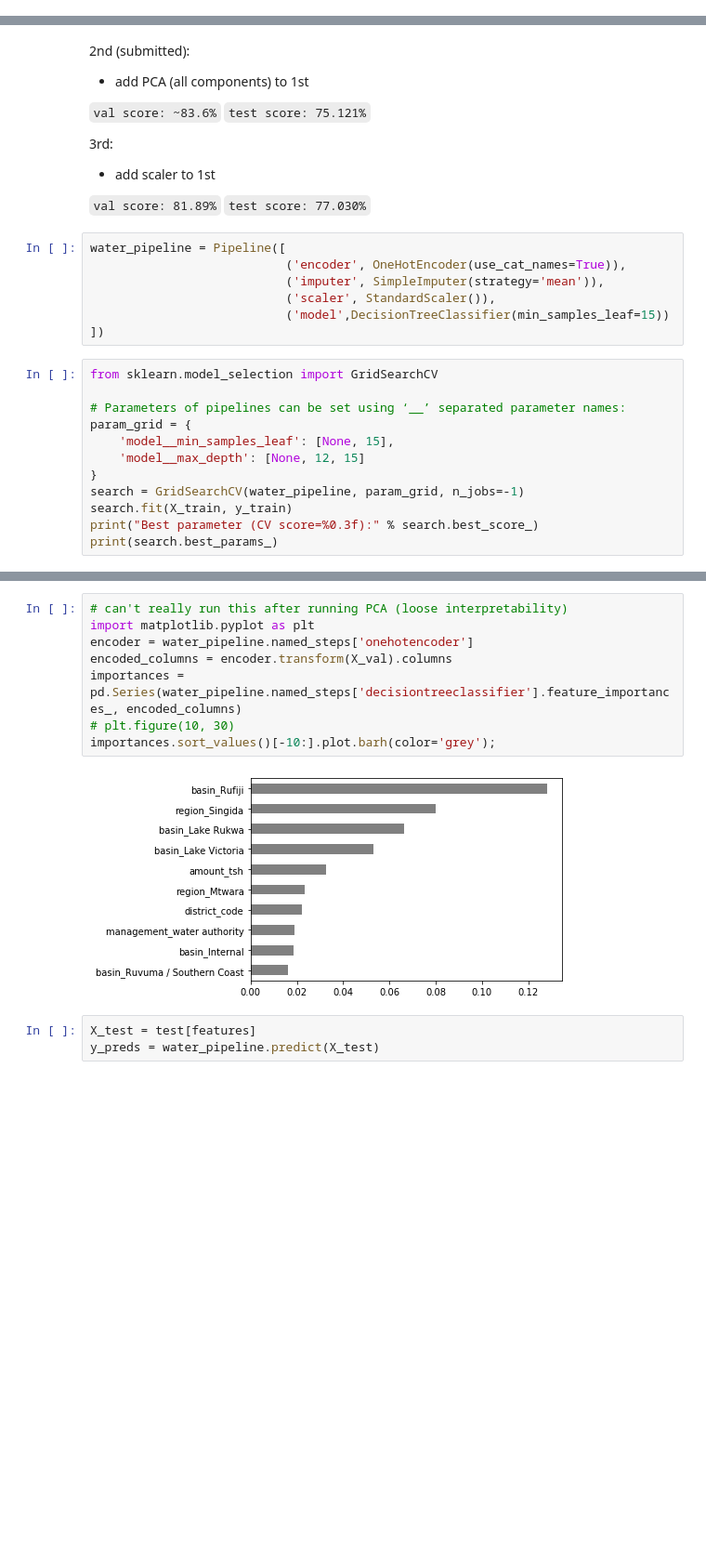
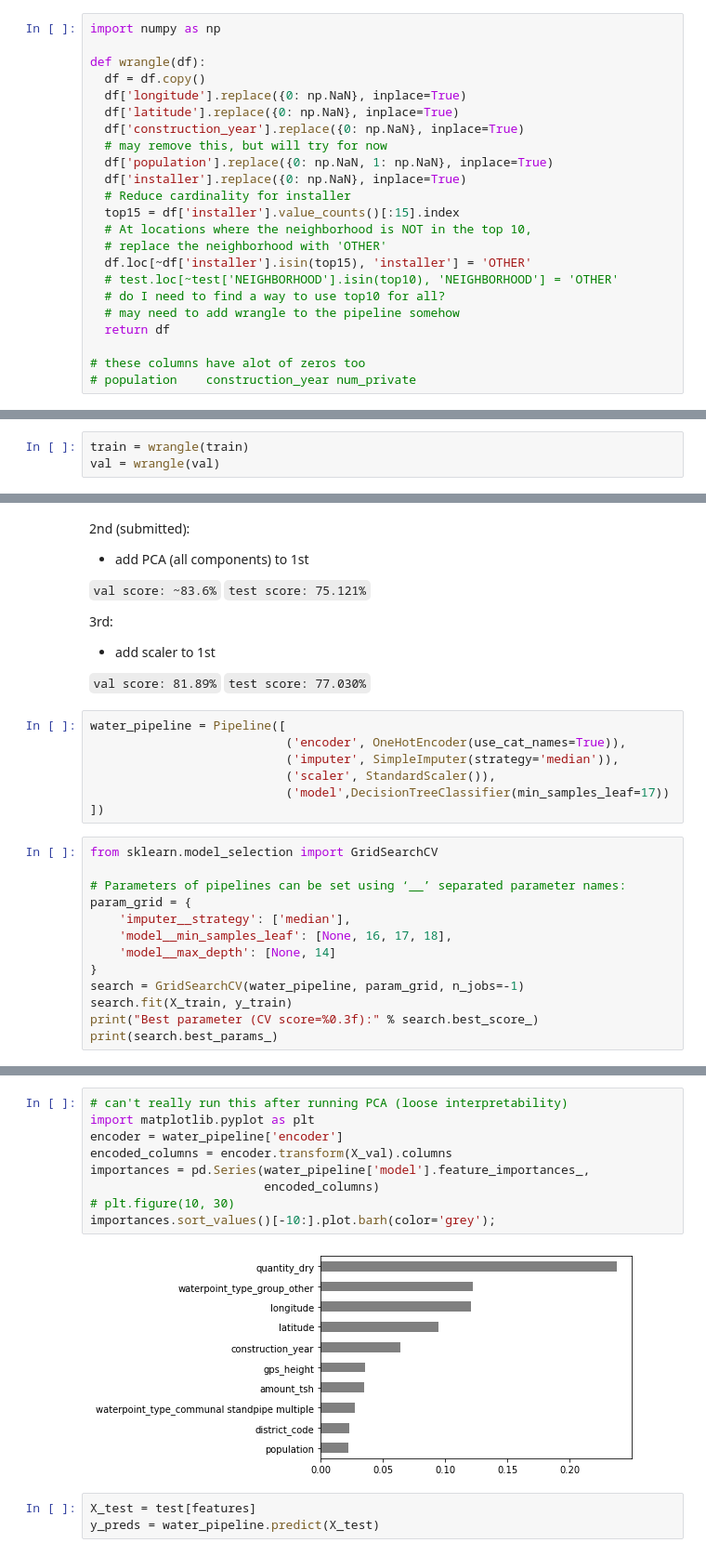
Before and after one commit to bendevera/DS-Unit-2-Kaggle-Challenge, a Jupyter notebook: module1-decision-trees/LS_DS_221_assignment.ipynb, the cells around one changed output, grey strips where cells are left out. Shown: that part at 93% size. Saved outputs shown, nothing was run; the diff lists cells and outputs as text; blank space fills up the shorter version.

```diff
--- a/module1-decision-trees/LS_DS_221_assignment.ipynb
+++ b/module1-decision-trees/LS_DS_221_assignment.ipynb
@@ -100,3 +100,26 @@ sample_submission = pd.read_csv(DATA_PATH+'waterpumps/sample_submission.csv')
 train.shape, test.shape
 # %% [output]
 ((59400, 41), (14358, 40))
+# %%
+import numpy as np
+
+def wrangle(df):
+  df = df.copy()
+  df['longitude'].replace({0: np.NaN}, inplace=True)
+  df['latitude'].replace({0: np.NaN}, inplace=True)
+  df['construction_year'].replace({0: np.NaN}, inplace=True)
+  # may remove this, but will try for now
+  df['population'].replace({0: np.NaN, 1: np.NaN}, inplace=True)
+  df['installer'].replace({0: np.NaN}, inplace=True)
+  # Reduce cardinality for installer
+  top15 = df['installer'].value_counts()[:15].index
+  # At locations where the neighborhood is NOT in the top 10,
+  # replace the neighborhood with 'OTHER'
+  df.loc[~df['installer'].isin(top15), 'installer'] = 'OTHER'
+  # test.loc[~test['NEIGHBORHOOD'].isin(top10), 'NEIGHBORHOOD'] = 'OTHER'
+  # do I need to find a way to use top10 for all?
+  # may need to add wrangle to the pipeline somehow
+  return df
+
+# these columns have alot of zeros too
+# population	construction_year num_private
@@ -106,6 +145,9 @@ train, val = train_test_split(train)
 train.shape, val.shape
 # %% [output]
 ((44550, 41), (14850, 41))
+# %%
+train = wrangle(train)
+val = wrangle(val)
 # %%
 # starting with mode baseline, what is the mode of target
 train['status_group'].value_counts()
@@ -204,17 +246,18 @@ y_val = train[target]
 # %%
 water_pipeline = Pipeline([
                            ('encoder', OneHotEncoder(use_cat_names=True)),
-                           ('imputer', SimpleImputer(strategy='mean')),
+                           ('imputer', SimpleImputer(strategy='median')),
                            ('scaler', StandardScaler()),
-                           ('model',DecisionTreeClassifier(min_samples_leaf=15))
+                           ('model',DecisionTreeClassifier(min_samples_leaf=17))
 ])
 # %%
 from sklearn.model_selection import GridSearchCV
 
 # Parameters of pipelines can be set using ‘__’ separated parameter names:
 param_grid = {
-    'model__min_samples_leaf': [None, 15],
-    'model__max_depth': [None, 12, 15]
+    'imputer__strategy': ['median'],
+    'model__min_samples_leaf': [None, 16, 17, 18],
+    'model__max_depth': [None, 14]
 }
 search = GridSearchCV(water_pipeline, param_grid, n_jobs=-1)
 search.fit(X_train, y_train)
@@ -250,13 +293,14 @@ water_pipeline.score(X_val, y_val)
 # %%
 # can't really run this after running PCA (loose interpretability)
 import matplotlib.pyplot as plt
-encoder = water_pipeline.named_steps['onehotencoder']
+encoder = water_pipeline['encoder']
 encoded_columns = encoder.transform(X_val).columns
-importances = pd.Series(water_pipeline.named_steps['decisiontreeclassifier'].feature_importances_, encoded_columns)
+importances = pd.Series(water_pipeline['model'].feature_importances_,
+                        encoded_columns)
 # plt.figure(10, 30)
 importances.sort_values()[-10:].plot.barh(color='grey');
 # %% [output]
-[figure, old version]
+[figure, new version]
 # %%
 X_test = test[features]
 y_preds = water_pipeline.predict(X_test)
```
Also changed, not shown: parts of 9 cells of this notebook.
